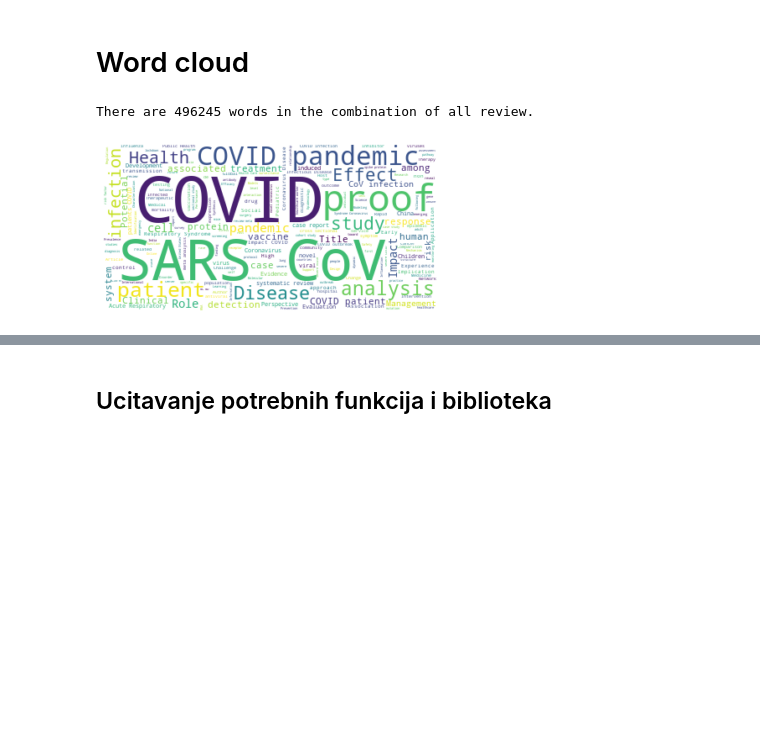
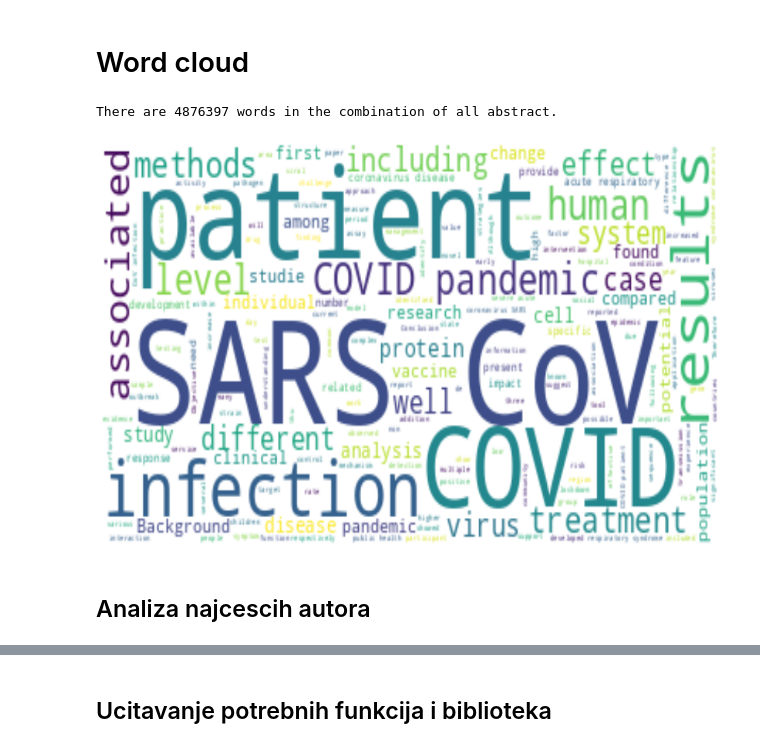
Before and after one commit to JelenaKitanovic/qa_system_covid, a Jupyter notebook: IR_JelenaKitanovic.ipynb, the cells around one changed output, grey strips where cells are left out. Saved outputs shown, nothing was run; the diff lists cells and outputs as text; code cells hidden in the pictures; blank space fills up the shorter version.

```diff
--- a/IR_JelenaKitanovic.ipynb
+++ b/IR_JelenaKitanovic.ipynb
@@ -64,0 +107,6 @@ df.describe()
+# %%
+clean_dataframe = df[df['authors'] != '']
+
+print("Dimenzije ociscenog skupa podataka: ", clean_dataframe.shape)
+print("Pregled prvih nekoliko redova osiscenog skupa podataka: ")
+clean_dataframe.head(10)
@@ -65,30 +127,29 @@ df.describe()
 # %% [markdown]
 # Word cloud
 # %%
-import numpy as np
-import pandas as pd
-from os import path
+import matplotlib.pyplot as plt
 from PIL import Image
 from wordcloud import WordCloud, STOPWORDS, ImageColorGenerator
-
-import matplotlib.pyplot as plt
 % matplotlib inline
 
-text = " ".join(title for title in df.title)
-print ("There are {} words in the combination of all review.".format(len(text)))
-# There are 31661073 words in the combination of all review.
-# Create stopword list:
+text = " ".join(title for title in clean_dataframe.abstract)
+print("There are {} words in the combination of all abstract.".format(len(text)))
+
+#Izbacujemo tzv. STOPWORDS, to su reci koje se cesto ponavljaju u tekstu, na primer veznici: and i or
 stopwords = set(STOPWORDS)
-stopwords.update(["et al", "one", "use", "group", "two", "may", "using", "used", "new", "time", "data", "based", "method", "result", "model", 'journal', 'Pre'])
+#Izbacujemo jos neke cesto koriscenje reci koje nisu usko vezane za temu istrazivanja
+stopwords.update(["et al", "one", "use", "group", "two", "may", "using", "used", "new", "time", "data", "based", "method", "result", "model"])
 
 # Generate a word cloud image
 wordcloud = WordCloud(stopwords=stopwords, background_color="white").generate(text)
 
 # Display the generated image:
-# the matplotlib way:
-plt.imshow(wordcloud, interpolation='bilinear')
+plt.figure(figsize = (15, 10))
+plt.imshow(wordcloud, interpolation='bilinear', aspect = 'auto')
 plt.axis("off")
 plt.show()
 # %% [output]
-There are 496245 words in the combination of all review.
+There are 4876397 words in the combination of all abstract.
-[figure, old version]
+[figure, new version]
+# %% [markdown]
+## Analiza najcescih autora
```
Also changed, not shown: parts of 21 cells of this notebook.
